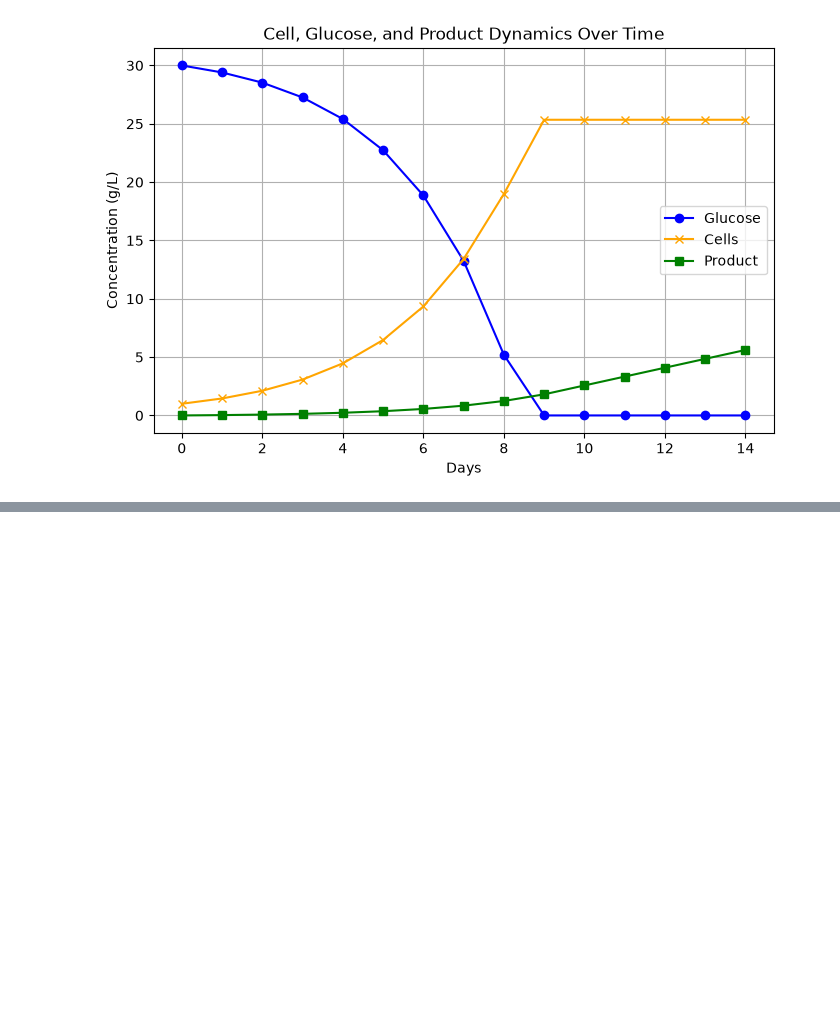
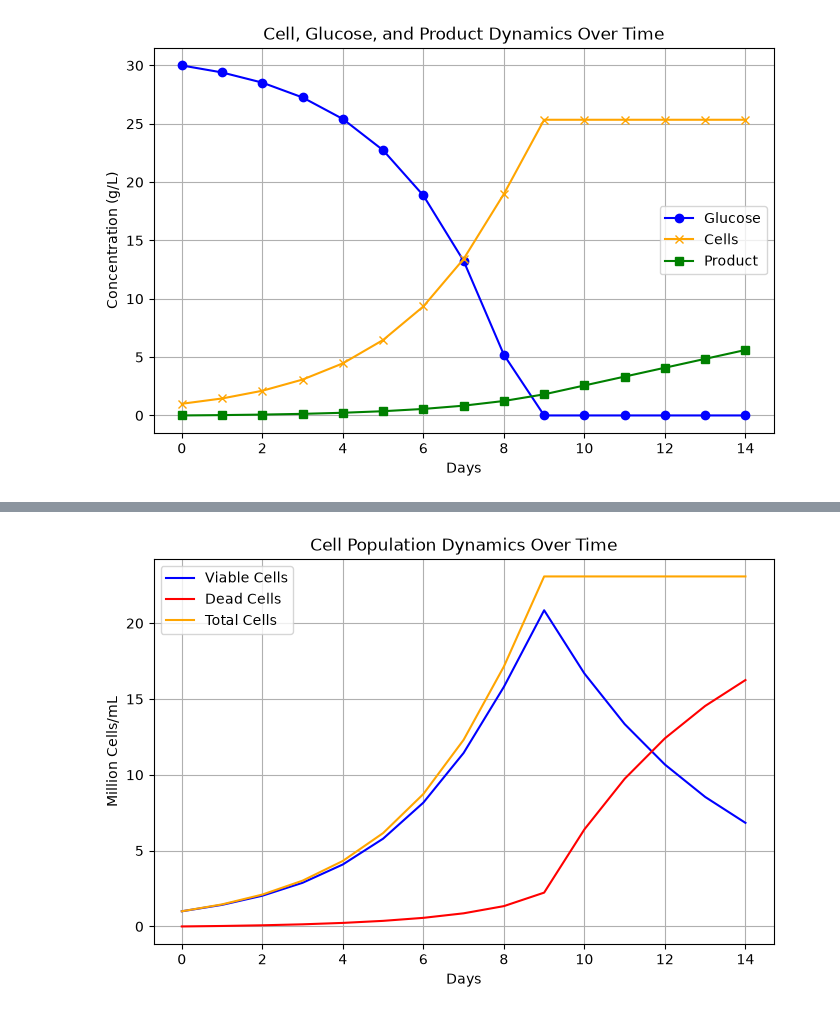
Before and after one commit to neelesh4212/cho-fed-batch-simulator, a Jupyter notebook: notebooks/growth_simulator_practice.ipynb, the cells around one changed output, grey strips where cells are left out. Saved outputs shown, nothing was run; the diff lists cells and outputs as text; code cells hidden in the pictures; blank space fills up the shorter version.

Commit message:
Implement glucose dependent dynamic cell death rate model

```diff
--- a/notebooks/growth_simulator_practice.ipynb
+++ b/notebooks/growth_simulator_practice.ipynb
@@ -163,0 +164,93 @@ plt.show()
+# %%
+import numpy as np
+import matplotlib.pyplot as plt
+
+# Simulation settings
+days = np.arange(0, 15, 1)
+glucose = np.empty(len(days))
+product = np.empty(len(days))
+viable_cells = np.empty(len(days))
+dead_cells = np.empty(len(days))
+kd = np.empty(len(days))
+
+
+# Initial conditions
+glucose[0] = 30.0  # g/L
+initial_cells = 1.0      # million cells/mL
+viable_cells[0] = initial_cells
+dead_cells[0] = 0.0
+product[0] = 0.0  # g/L
+
+mu_max = 0.4 # 1/day
+Ks = 2.0 # g/L
+qG = 600.0  # picograms / (cell . day)
+dt = 1.0  # time step in days
+qp = 30.0  # picograms / (cell . day)
+
+#cell viability parameters for dynamic death rate
+kd_min = 0.02  # 1/day, death rate when glucose is high
+kd_max = 0.20  # 1/day, death rate when glucose is depleted
+kd[0] = kd_min # 1/day, initial death rate
+
+#Cell Viability Model
+for i in range(1, len(days)):
+    mu = mu_max * glucose[i-1] / (Ks + glucose[i-1])  # Monod equation for growth rate
+    health_factor = glucose[i-1] / (Ks + glucose[i-1])
+    kd[i] = kd_min + (kd_max - kd_min) * (1 - health_factor)
+    cells_per_L = viable_cells[i-1] * 1e9  # million cells/mL to cells/L conversion factor
+    glucose[i] = glucose[i-1] - (qG * cells_per_L * 1e-12 * dt)  # Glucose consumption
+    glucose[i] = np.maximum(glucose[i], 0)  # Prevent negative glucose concentration
+    product[i] = product[i-1] + (qp * cells_per_L * 1e-12 * dt)  # Product formation
+    dead_today = kd[i] * viable_cells[i-1] * dt  # Number of cells that die today
+    new_cells = viable_cells[i-1] * (np.exp(mu * dt) - 1)  # New viable cells produced
+    viable_cells[i] = viable_cells[i-1] + new_cells - dead_today  # Viable cell growth and death
+    viable_cells[i] = np.maximum(viable_cells[i], 0)
+    dead_cells[i] = dead_cells[i-1] + dead_today  # Accumulation of dead cells
+
+total_cells = viable_cells + dead_cells
+viability = (viable_cells / total_cells) * 100
+
+#Figure 1
+plt.figure(figsize=(8,5))
+plt.plot(days, viable_cells, label = "Viable Cells", color='blue')
+plt.plot(days, dead_cells, label = "Dead Cells", color='red')
+plt.plot(days, total_cells, label = "Total Cells", color='orange')
+plt.title("Cell Population Dynamics Over Time")
+plt.xlabel("Days")
+plt.ylabel("Million Cells/mL")
+plt.legend()
+plt.grid()
+plt.show()
+
+#Figure 2
+plt.figure(figsize=(8,5))
+plt.plot(days, glucose, label = "Glucose", color='green')
+plt.plot(days, product, label = "Product", color='purple')
+plt.title("Substrate and Product Over Time")
+plt.xlabel("Days")
+plt.ylabel("Concentration (g/L)")
+plt.legend()
+plt.grid()
+plt.show()
+
+#Figure 3
+plt.figure(figsize=(8,5))
+plt.plot(days, viability, label = "Viability", color='brown')
+plt.title("Cell Viability Over Time")
+plt.xlabel("Days")
+plt.ylabel("Viability (%)")
+plt.legend()
+plt.grid()
+plt.show()
+
+#Figure 4
+plt.figure(figsize=(8,5))
+plt.plot(days, kd, label = "Death Rate", color='black')
+plt.title("Cell Death Rate Over Time")
+plt.xlabel("Days")
+plt.ylabel("Death Rate (1/day)")
+plt.legend()
+plt.grid()
+plt.show()
+# %% [output]
+[figure, added]
```
Also changed, not shown: parts of 2 cells of this notebook, 1 other file.
